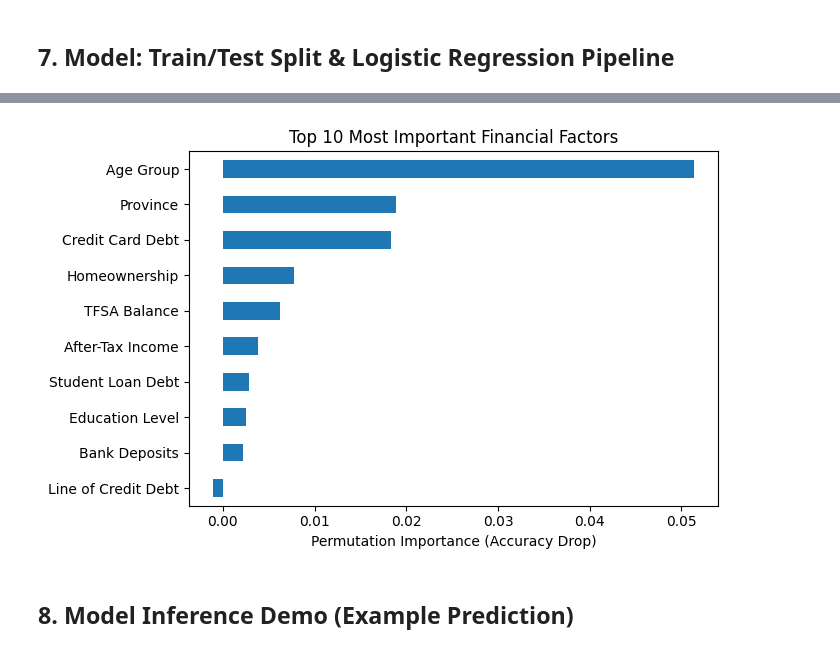
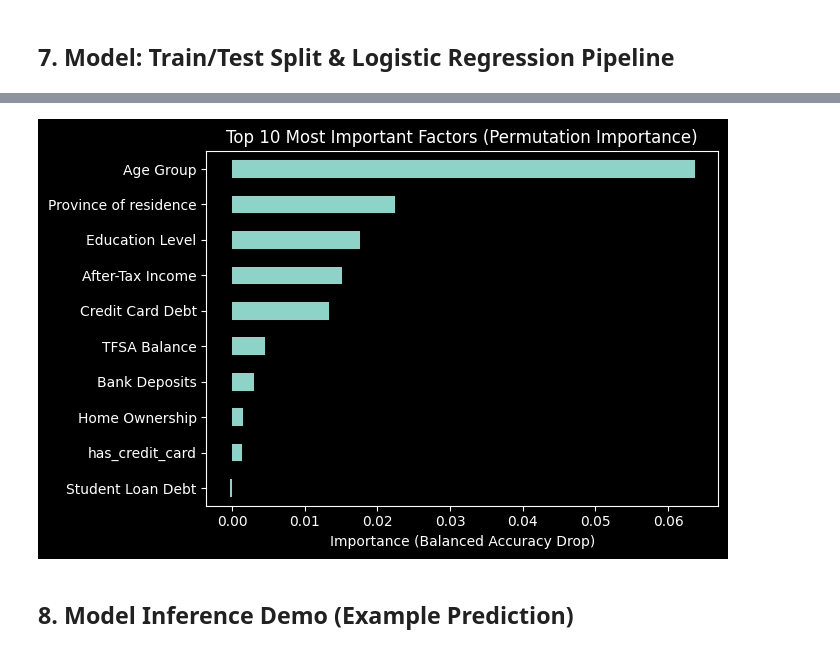
Before and after one commit to celinec41/datathon-2026, a Jupyter notebook: final_submission.ipynb, the cells around one changed output, grey strips where cells are left out. Saved outputs shown, nothing was run; the diff lists cells and outputs as text; code cells hidden in the pictures.

```diff
--- a/final_submission.ipynb
+++ b/final_submission.ipynb
@@ -47,7 +60,9 @@ DATA_PATH exists: True
 # %% [markdown]
 ## 3. Data Loading: Read Excel & Inspect
 # %%
-df = pd.read_excel(DATA_PATH, sheet_name=SHEET_NAME)
+#df = pd.read_excel(DATA_PATH, sheet_name=SHEET_NAME)
+#df = df.rename(columns=READABLE_NAMES)
+df = load_data()
 print(df.shape)
 df.head()
 print(df.columns.tolist())
@@ -130,13 +183,14 @@ dtype: int64
 # %% [markdown]
 ## 7. Model: Train/Test Split & Logistic Regression Pipeline
 # %%
+numeric_cols = [col for col in FEATURES if col not in CATEGORICAL_COLS]
 preprocessor = ColumnTransformer(
     transformers=[
         ("cat", OneHotEncoder(handle_unknown="ignore"), CATEGORICAL_COLS),
         ("num", StandardScaler(), numeric_cols),
-    ],
-    remainder="drop",
+    ]
 )
+
 
 model = LogisticRegression(
     max_iter=3000,
@@ -224,59 +290,23 @@ plt.show()
 # %%
-# -------------------------------
-# Readable feature names
-# -------------------------------
-READABLE_NAMES = {
-    "PAGEMIEG": "Age Group",
-    "PPVRES": "Province",
-    "PEDUCMIE": "Education Level",
-    "PEFATINC": "After-Tax Income",
-    "PFTENUR": "Homeownership",
-    "PWDPRMOR": "Mortgage Debt",
-    "PWDSLOAN": "Student Loan Debt",
-    "PWDSTCRD": "Credit Card Debt",
-    "PWDSTLOC": "Line of Credit Debt",
-    "PWASTDEP": "Bank Deposits",
-    "PWATFS": "TFSA Balance",
-}
-
-# -------------------------------
-# Compute permutation importance
-# -------------------------------
 result = permutation_importance(
     pipe,
     X_test,
     y_test,
     n_repeats=10,
     random_state=42,
-    scoring="accuracy"
+    scoring="balanced_accuracy"
 )
 
-# -------------------------------
-# Convert to Series
-# -------------------------------
-imp = pd.Series(
-    result.importances_mean,
-    index=X_test.columns
-).sort_values(ascending=False)
+imp = pd.Series(result.importances_mean, index=FEATURES).sort_values(ascending=False)
 
-# -------------------------------
-# Replace code names with readable names
-# -------------------------------
-imp = imp.rename(index=READABLE_NAMES)
-
-# -------------------------------
-# Plot
-# -------------------------------
-plt.figure(figsize=(7,4.5))
-
+plt.figure(figsize=(7, 4.5))
 imp.head(10).sort_values().plot(kind="barh")
-
-plt.title("Top 10 Most Important Financial Factors")
-plt.xlabel("Permutation Importance (Accuracy Drop)")
+plt.title("Top 10 Most Important Factors (Permutation Importance)")
+plt.xlabel("Importance (Balanced Accuracy Drop)")
 plt.tight_layout()
 plt.show()
 # %% [output]
-[figure, old version]
+[figure, new version]
 # %% [markdown]
 ## 8. Model Inference Demo (Example Prediction)
 # %%
```
Also changed, not shown: parts of 16 cells of this notebook.
